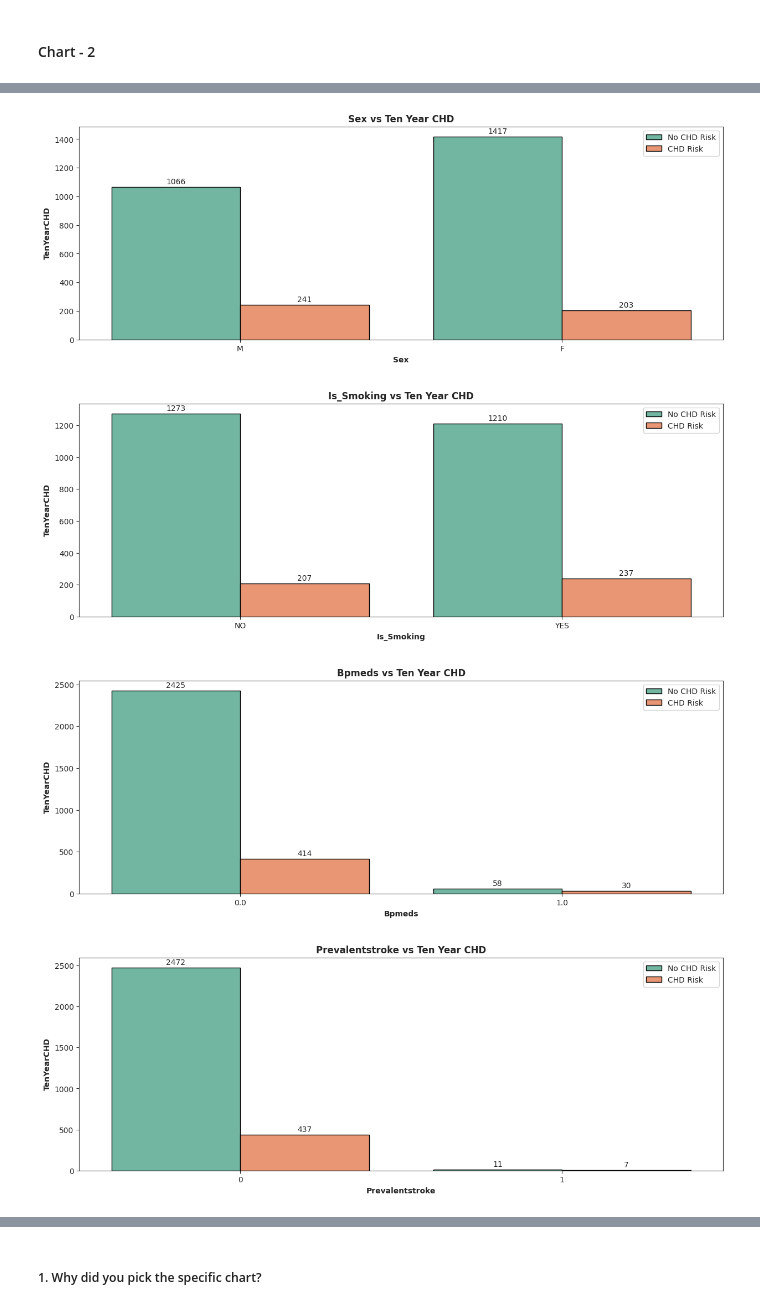
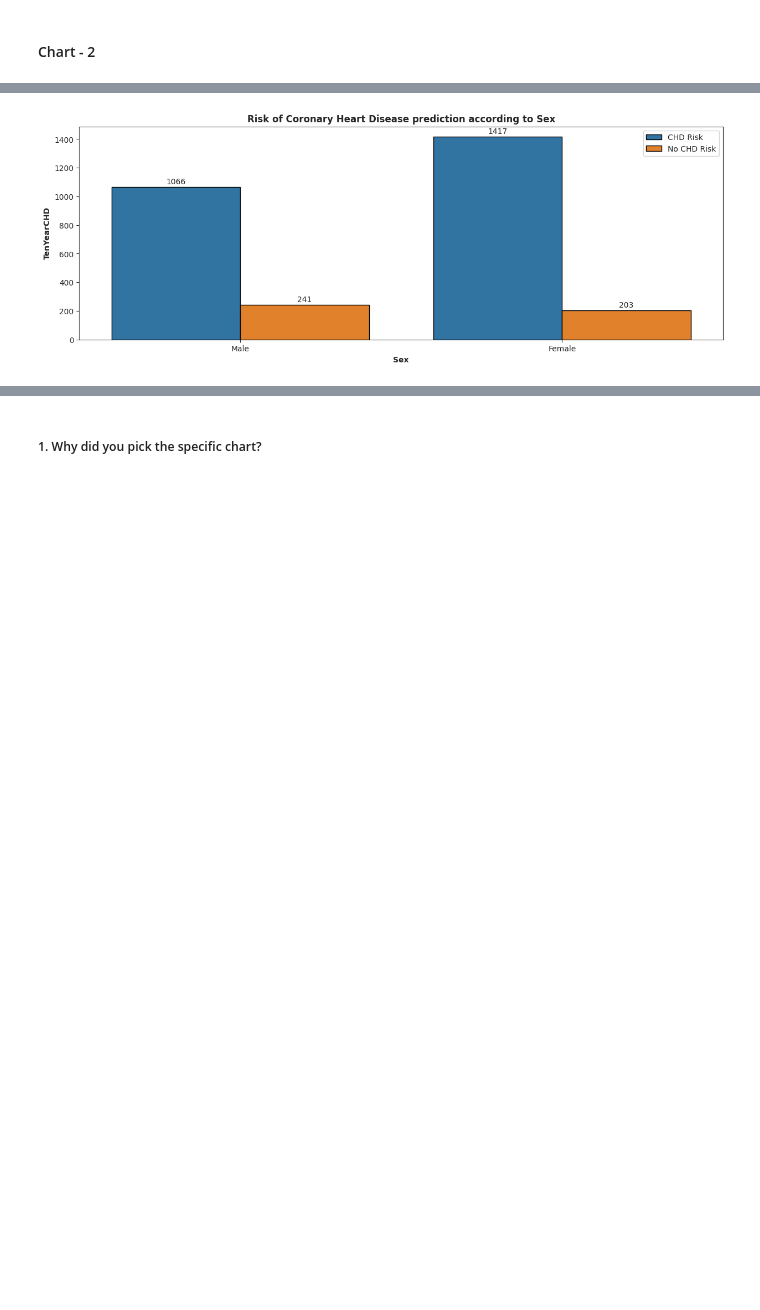
Before and after one commit to Mrinal-Official/Cardiovascular-Risk-Prediction, a Jupyter notebook: Cardiovascular_Risk_Prediction_notebook.ipynb, the cells around one changed output, grey strips where cells are left out. Cells and saved outputs as stored; diff of their text form; code cells hidden in the pictures; blank space fills up the shorter version.

```diff
--- a/Cardiovascular_Risk_Prediction_notebook.ipynb
+++ b/Cardiovascular_Risk_Prediction_notebook.ipynb
@@ -486,17 +423,14 @@ x
 # %%
 # Chart - 2 visualization code
-for col in categorical_var[1:-1]:
-  plt.figure(figsize=(15,5))
-  sns.countplot(x=df[col],hue=df['TenYearCHD'],palette='Set2',edgecolor='black')
-  for i,containers in enumerate(plt.gca().containers):
-    plt.bar_label(containers,padding=2)
-  plt.title(f'{col.title()} vs Ten Year CHD',fontweight='bold',fontsize=12)
-  plt.xlabel(f'{col.title()}',fontweight='bold')
-  plt.ylabel('TenYearCHD',fontweight='bold')
-  plt.legend(['No CHD Risk','CHD Risk'])
-  print('\n')
+plt.figure(figsize=(15,5))
+sns.countplot(x=df['sex'],hue=df['TenYearCHD'],edgecolor='black')
+for i, containers in enumerate(plt.gca().containers):
+  plt.bar_label(containers, padding = 2)
+plt.xticks([0,1],['Male','Female'])
+plt.xlabel('Sex', fontweight='bold')
+plt.ylabel('TenYearCHD', fontweight='bold')
+plt.title('Risk of Coronary Heart Disease prediction according to Sex',fontweight='bold',fontsize=12)
+plt.legend(['CHD Risk','No CHD Risk'])
+plt.show()
 # %% [output]
-[figure, old version]
+[figure, new version]
-[figure, removed]
-[figure, removed]
-[figure, removed]
```
Also changed, not shown: parts of 22 cells of this notebook.
